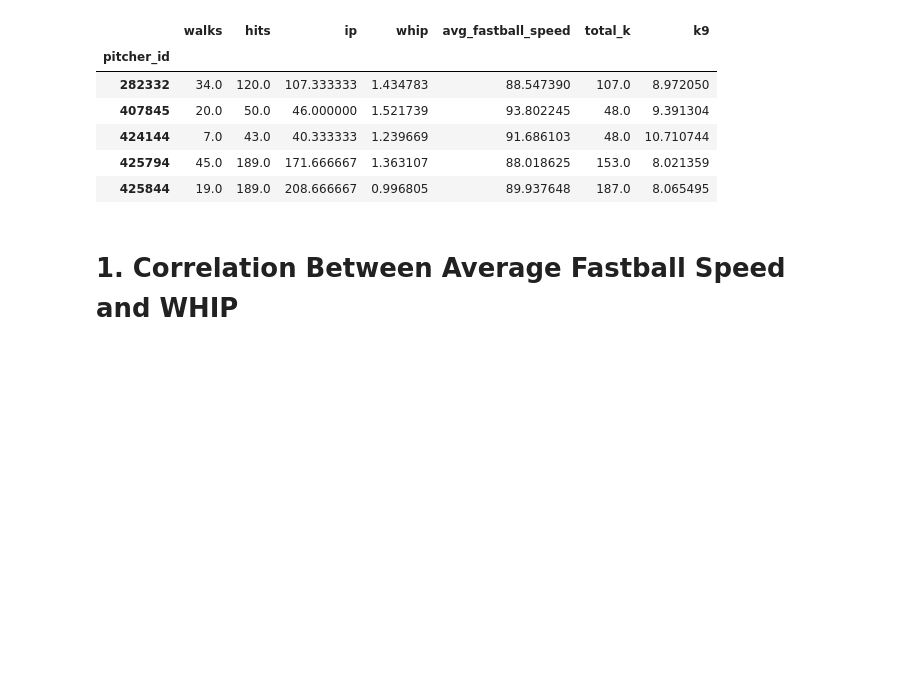
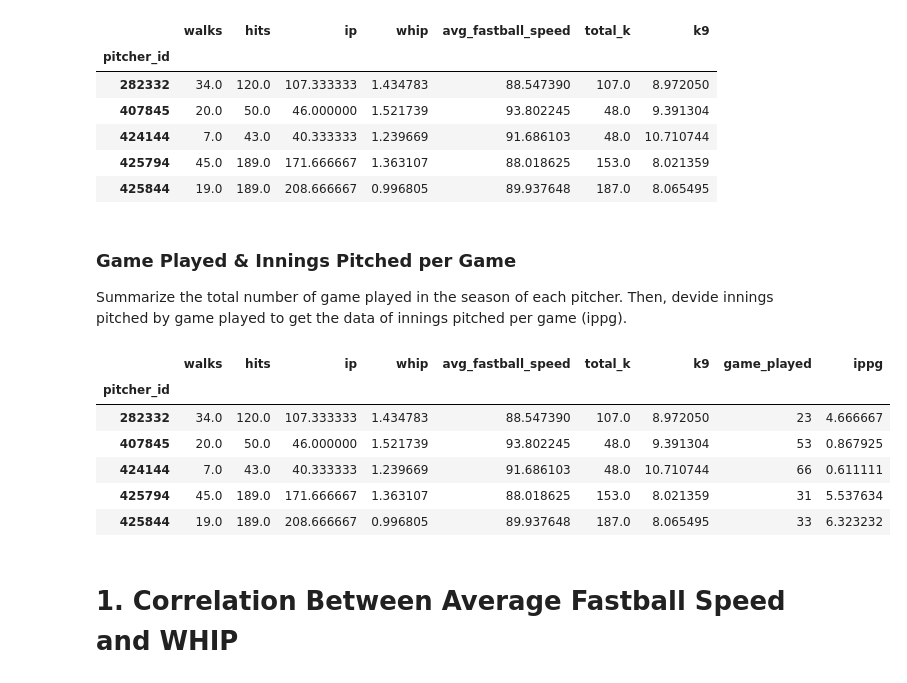
Before and after one commit to Stevey8/Fastball-vs-Pitcher-Performance, a Jupyter notebook: mlb_pitcher_2019.ipynb, the cells around one changed output. Drawn from its saved outputs; the diff is of its cells as text; code cells hidden in the pictures; blank space fills up the shorter version.

```diff
--- a/mlb_pitcher_2019.ipynb
+++ b/mlb_pitcher_2019.ipynb
@@ -236,6 +242,27 @@ players.head()
 | 424144 | 7.0 | 43.0 | 40.333333 | 1.239669 | 91.686103 | 48.0 | 10.710744 |
 | 425794 | 45.0 | 189.0 | 171.666667 | 1.363107 | 88.018625 | 153.0 | 8.021359 |
 | 425844 | 19.0 | 189.0 | 208.666667 | 0.996805 | 89.937648 | 187.0 | 8.065495 |
+# %% [markdown]
+### Game Played & Innings Pitched per Game
+Summarize the total number of game played in the season of each pitcher. Then, devide innings pitched by game played to get the data of innings pitched per game (ippg).
+# %%
+s_gp = atbats.groupby('pitcher_id')['g_id'].unique().apply(len).rename('game_played')
+try:
+    players = players.join(s_gp)
+except ValueError:
+    pass
+
+# innings pitched per game
+players['ippg'] = players['ip']/players['game_played']
+players.head()
+# %% [output]
+|  | walks | hits | ip | whip | avg_fastball_speed | total_k | k9 | game_played | ippg |
+| pitcher_id |  |  |  |  |  |  |  |  |  |
+| 282332 | 34.0 | 120.0 | 107.333333 | 1.434783 | 88.547390 | 107.0 | 8.972050 | 23 | 4.666667 |
+| 407845 | 20.0 | 50.0 | 46.000000 | 1.521739 | 93.802245 | 48.0 | 9.391304 | 53 | 0.867925 |
+| 424144 | 7.0 | 43.0 | 40.333333 | 1.239669 | 91.686103 | 48.0 | 10.710744 | 66 | 0.611111 |
+| 425794 | 45.0 | 189.0 | 171.666667 | 1.363107 | 88.018625 | 153.0 | 8.021359 | 31 | 5.537634 |
+| 425844 | 19.0 | 189.0 | 208.666667 | 0.996805 | 89.937648 | 187.0 | 8.065495 | 33 | 6.323232 |
 # %% [markdown]
 # 1. Correlation Between Average Fastball Speed and WHIP
 # %% [markdown]
```
Also changed, not shown: parts of 16 cells of this notebook.
